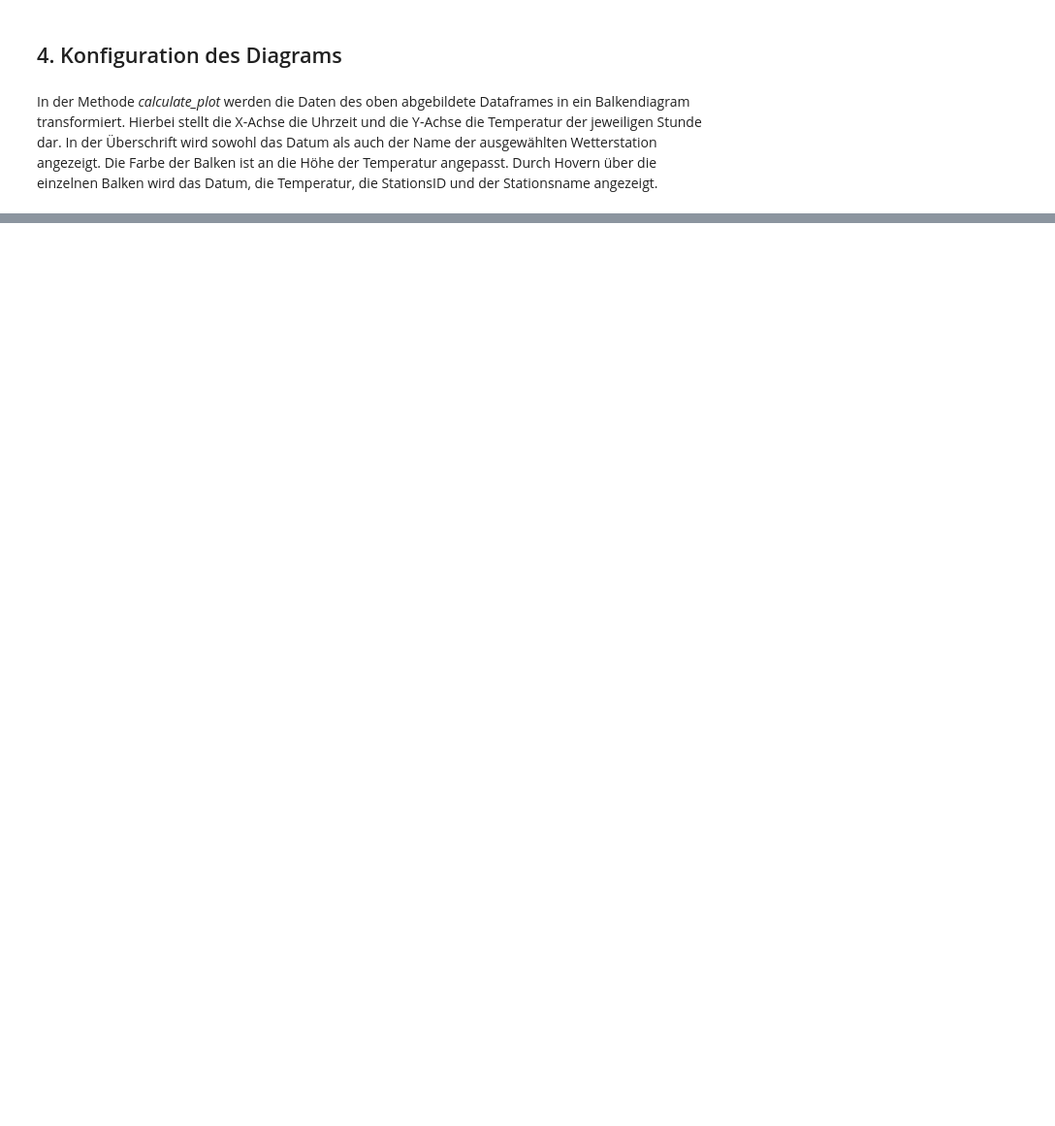
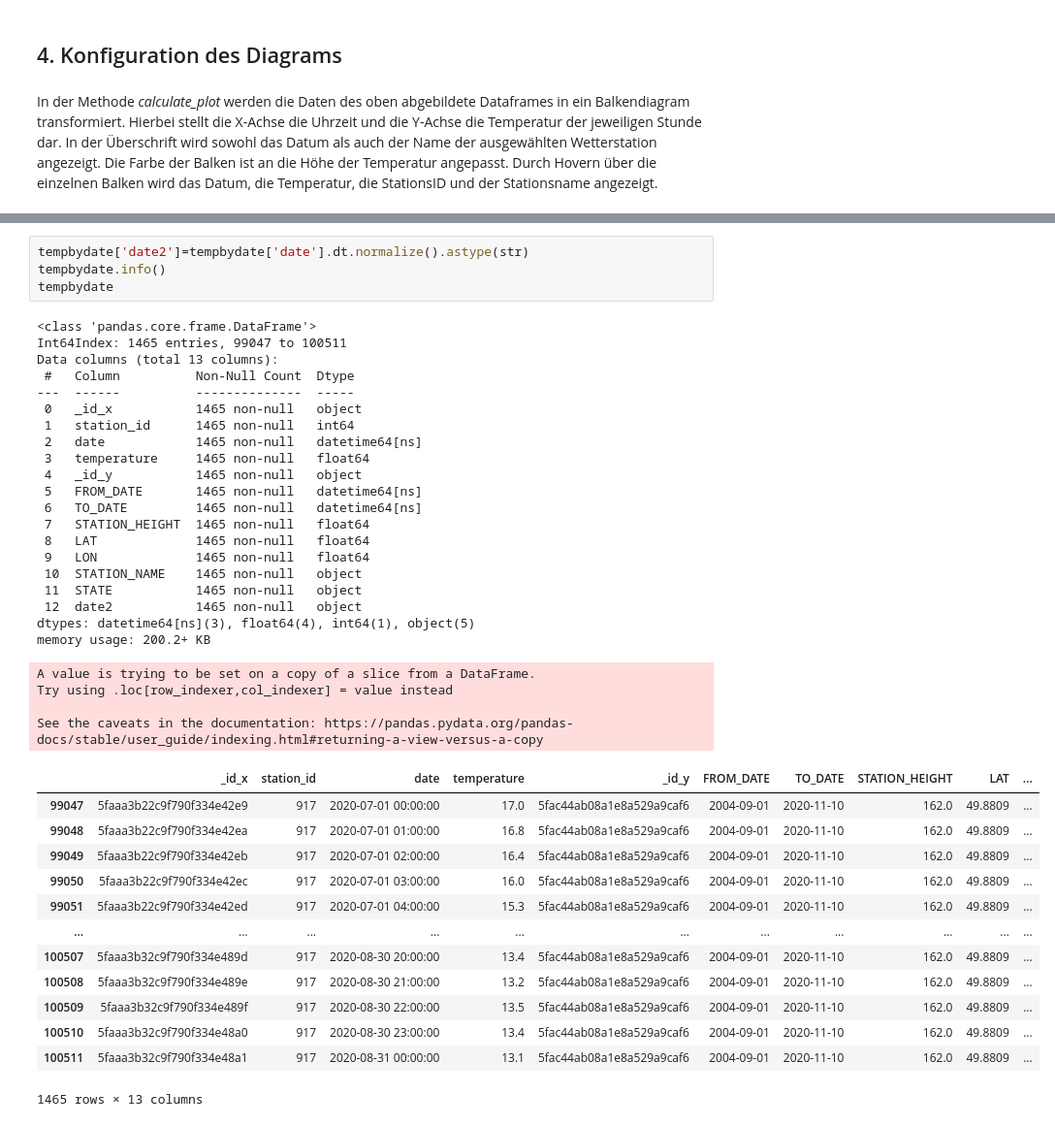
Before and after one commit to Leaqua07/weather_data_analyse, a Jupyter notebook: 05_analyse_2.ipynb, the cells around one changed output, grey strips where cells are left out. Shown: that part at 97% size. Saved outputs shown, nothing was run; the diff lists cells and outputs as text; blank space fills up the shorter version.

```diff
--- a/05_analyse_2.ipynb
+++ b/05_analyse_2.ipynb
@@ -108,0 +117,42 @@ In der Methode *calculate_plot* werden die Daten des oben abgebildete Dataframes
+# %%
+tempbydate['date2']=tempbydate['date'].dt.normalize().astype(str)
+tempbydate.info()
+tempbydate
+# %% [output]
+<class 'pandas.core.frame.DataFrame'>
+Int64Index: 1465 entries, 99047 to 100511
+Data columns (total 13 columns):
+ #   Column          Non-Null Count  Dtype
+---  ------          --------------  -----
+ 0   _id_x           1465 non-null   object
+ 1   station_id      1465 non-null   int64
+ 2   date            1465 non-null   datetime64[ns]
+ 3   temperature     1465 non-null   float64
+ 4   _id_y           1465 non-null   object
+ 5   FROM_DATE       1465 non-null   datetime64[ns]
+ 6   TO_DATE         1465 non-null   datetime64[ns]
+ 7   STATION_HEIGHT  1465 non-null   float64
+ 8   LAT             1465 non-null   float64
+ 9   LON             1465 non-null   float64
+ 10  STATION_NAME    1465 non-null   object
+ 11  STATE           1465 non-null   object
+ 12  date2           1465 non-null   object
+dtypes: datetime64[ns](3), float64(4), int64(1), object(5)
+memory usage: 200.2+ KB
+A value is trying to be set on a copy of a slice from a DataFrame.
+Try using .loc[row_indexer,col_indexer] = value instead
+
+See the caveats in the documentation: https://pandas.pydata.org/pandas-docs/stable/user_guide/indexing.html#returning-a-view-versus-a-copy
+|  | _id_x | station_id | date | temperature | _id_y | FROM_DATE | TO_DATE | STATION_HEIGHT | LAT | ... |
+| 99047 | 5faaa3b22c9f790f334e42e9 | 917 | 2020-07-01 00:00:00 | 17.0 | 5fac44ab08a1e8a529a9caf6 | 2004-09-01 | 2020-11-10 | 162.0 | 49.8809 | ... |
+| 99048 | 5faaa3b22c9f790f334e42ea | 917 | 2020-07-01 01:00:00 | 16.8 | 5fac44ab08a1e8a529a9caf6 | 2004-09-01 | 2020-11-10 | 162.0 | 49.8809 | ... |
+| 99049 | 5faaa3b22c9f790f334e42eb | 917 | 2020-07-01 02:00:00 | 16.4 | 5fac44ab08a1e8a529a9caf6 | 2004-09-01 | 2020-11-10 | 162.0 | 49.8809 | ... |
+| 99050 | 5faaa3b22c9f790f334e42ec | 917 | 2020-07-01 03:00:00 | 16.0 | 5fac44ab08a1e8a529a9caf6 | 2004-09-01 | 2020-11-10 | 162.0 | 49.8809 | ... |
+| 99051 | 5faaa3b22c9f790f334e42ed | 917 | 2020-07-01 04:00:00 | 15.3 | 5fac44ab08a1e8a529a9caf6 | 2004-09-01 | 2020-11-10 | 162.0 | 49.8809 | ... |
+| ... | ... | ... | ... | ... | ... | ... | ... | ... | ... | ... |
+| 100507 | 5faaa3b32c9f790f334e489d | 917 | 2020-08-30 20:00:00 | 13.4 | 5fac44ab08a1e8a529a9caf6 | 2004-09-01 | 2020-11-10 | 162.0 | 49.8809 | ... |
+| 100508 | 5faaa3b32c9f790f334e489e | 917 | 2020-08-30 21:00:00 | 13.2 | 5fac44ab08a1e8a529a9caf6 | 2004-09-01 | 2020-11-10 | 162.0 | 49.8809 | ... |
+| 100509 | 5faaa3b32c9f790f334e489f | 917 | 2020-08-30 22:00:00 | 13.5 | 5fac44ab08a1e8a529a9caf6 | 2004-09-01 | 2020-11-10 | 162.0 | 49.8809 | ... |
+| 100510 | 5faaa3b32c9f790f334e48a0 | 917 | 2020-08-30 23:00:00 | 13.4 | 5fac44ab08a1e8a529a9caf6 | 2004-09-01 | 2020-11-10 | 162.0 | 49.8809 | ... |
+| 100511 | 5faaa3b32c9f790f334e48a1 | 917 | 2020-08-31 00:00:00 | 13.1 | 5fac44ab08a1e8a529a9caf6 | 2004-09-01 | 2020-11-10 | 162.0 | 49.8809 | ... |
+1465 rows × 13 columns
```
Also changed, not shown: parts of 6 cells of this notebook.
